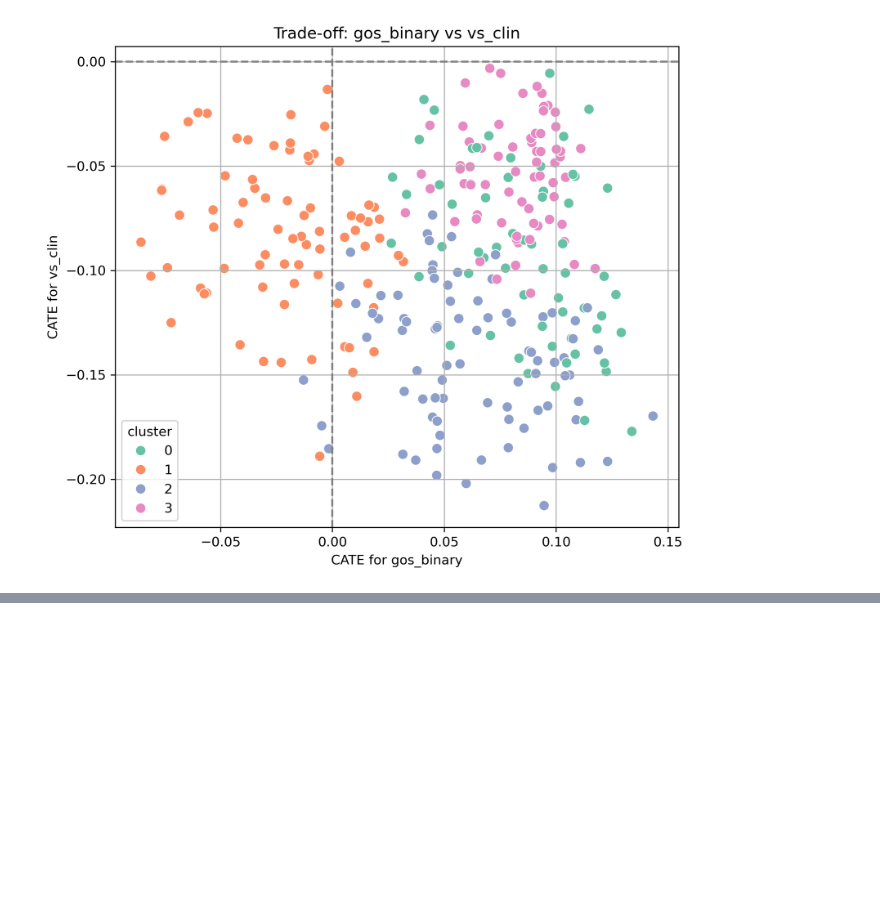
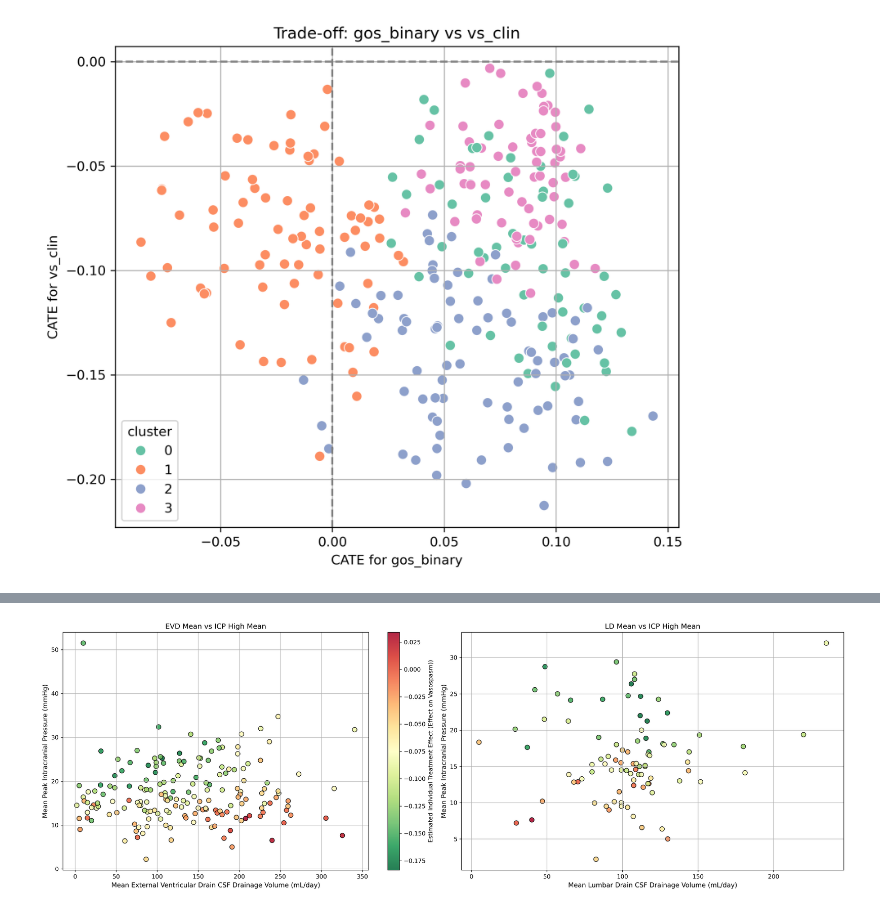
Before and after one commit to shrinitbabel/Precision_Medicine_EARLYDRAIN_DML, a Jupyter notebook: clustering.ipynb, the cells around one changed output, grey strips where cells are left out. Saved outputs shown, nothing was run; the diff lists cells and outputs as text; code cells hidden in the pictures; blank space fills up the shorter version.

```diff
--- a/clustering.ipynb
+++ b/clustering.ipynb
@@ -202,0 +254,3 @@ plot_cate_tradeoff(cate_df, "gos_binary", "vs_clin", clusters=cate_df['cluster']
+# %%
+vasospasm_df = pd.read_csv("vasospasm_data.csv")
+vasospasm_df.columns
@@ -202,0 +277,49 @@ plot_cate_tradeoff(cate_df, "gos_binary", "vs_clin", clusters=cate_df['cluster']
+# %%
+import matplotlib.pyplot as plt
+import seaborn as sns
+
+# Combine into one DataFrame
+plot_df = vasospasm_df.copy()
+
+plt.figure(figsize=(19, 6.5), dpi=300)
+# First subplot: evd_mean vs icp_high_mean
+plt.subplot(1, 2, 1)
+sc = plt.scatter(
+    plot_df['evd_mean'],
+    plot_df['icp_high_mean'],
+    c=plot_df['treatment_effect'],
+    cmap='RdYlGn_r',  # Green = benefit, Red = harm
+    edgecolor='k',
+    s=60,
+    alpha=0.85
+)
+plt.xlabel("Mean External Ventricular Drain CSF Drainage Volume (mL/day)", fontsize=11)
+plt.ylabel("Mean Peak Intracranial Pressure (mmHg)", fontsize=11)
+plt.title("EVD Mean vs ICP High Mean")
+plt.grid(True)
+
+# Second subplot: ld_mean vs icp_high_mean
+plt.subplot(1, 2, 2)
+sc2 = plt.scatter(
+    plot_df['ld_mean'],
+    plot_df['icp_high_mean'],
+    c=plot_df['treatment_effect'],
+    cmap='RdYlGn_r',
+    edgecolor='k',
+    s=60,
+    alpha=0.85
+)
+plt.xlabel("Mean Lumbar Drain LD Volume (mL/day)", fontsize=11)
+plt.ylabel("Mean Peak Intracranial Pressure (mmHg)", fontsize=11)
+plt.title("LD Mean vs ICP High Mean")
+plt.grid(True)
+
+plt.tight_layout()
+plt.colorbar(sc, label="Estimated Individual Treatment Effect (Effect on Vasospasm))")
+plt.xlabel("Mean Lumbar Drain CSF Drainage Volume (mL/day)", fontsize=11)
+plt.ylabel("Mean Peak Intracranial Pressure (mmHg)", fontsize=11)
+plt.grid(True)
+plt.tight_layout()
+plt.show()
+# %% [output]
+[figure, added]
```
Also changed, not shown: parts of 9 cells of this notebook, 4 other files.
